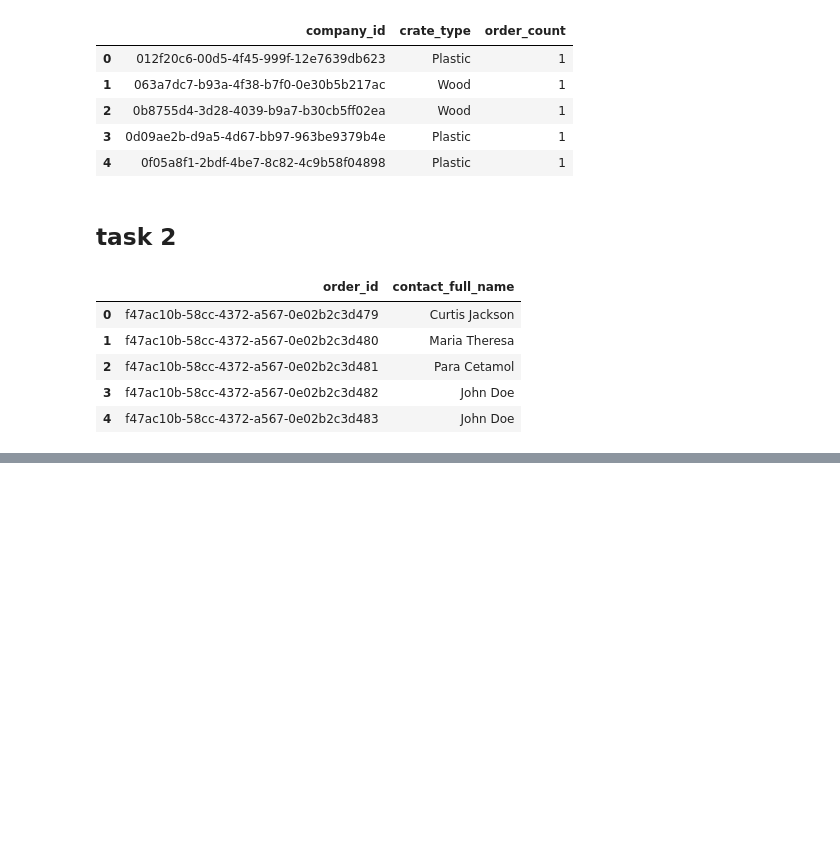
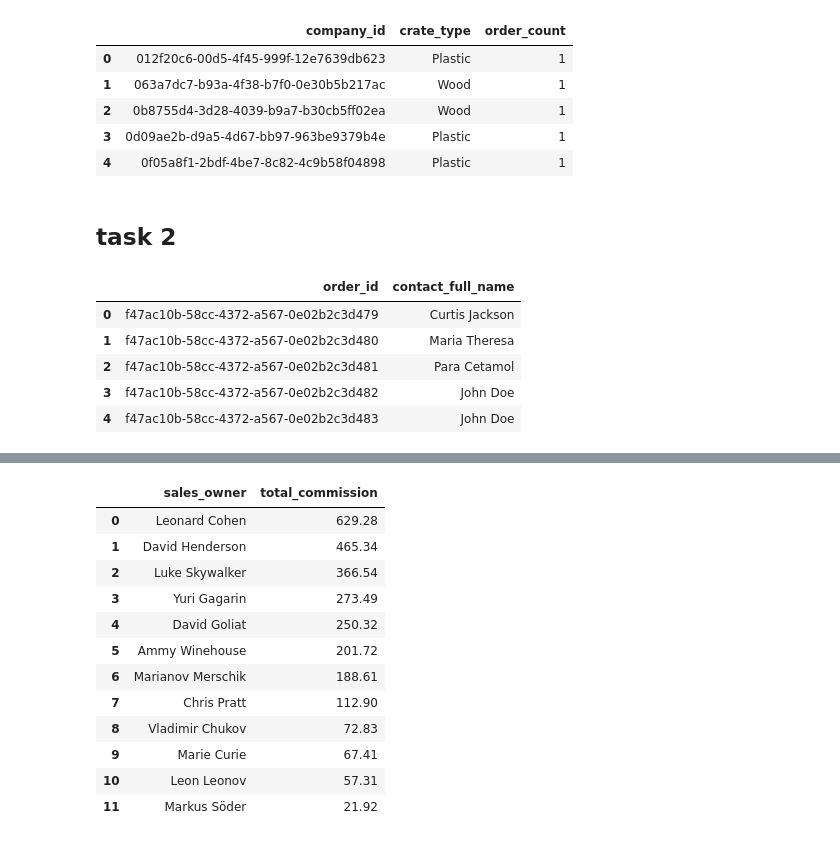
Before and after one commit to Pevicsanch/data-engineering-test, a Jupyter notebook: notebooks/exercise_1.ipynb, the cells around one changed output, grey strips where cells are left out. Drawn from its saved outputs; the diff is of its cells as text; code cells hidden in the pictures; blank space fills up the shorter version.

```diff
--- a/notebooks/exercise_1.ipynb
+++ b/notebooks/exercise_1.ipynb
@@ -160,0 +499,74 @@ contact_fullname_df.head()
+# %%
+import pandas as pd
+import json
+
+# Cargar el archivo JSON de facturación
+with open('../data/invoicing_data.json', 'r') as f:
+    invoicing_data = json.load(f)["data"]["invoices"]
+
+# Convertir datos de facturación a DataFrame y calcular el valor neto en euros
+invoicing_df = pd.DataFrame(invoicing_data)
+invoicing_df['grossValue'] = pd.to_numeric(invoicing_df['grossValue'])
+invoicing_df['vat'] = pd.to_numeric(invoicing_df['vat'])
+invoicing_df['net_invoiced_value_euros'] = invoicing_df['grossValue'] * (1 - invoicing_df['vat'] / 100) / 100
+
+# Cargar el archivo CSV de órdenes
+orders_df = pd.read_csv('../data/orders.csv', delimiter=';')
+
+# Convertir `salesowners` a listas de nombres
+orders_df['salesowners'] = orders_df['salesowners'].apply(lambda x: x.split(', ') if isinstance(x, str) else [])
+
+# Unir los DataFrames por `order_id` y `orderId`
+merged_df = orders_df.merge(
+    invoicing_df[['orderId', 'net_invoiced_value_euros']],
+    left_on='order_id',
+    right_on='orderId',
+    how='left'
+)
+
+# Definir las tasas de comisión para cada posición de propietario
+commission_rates = {
+    "main_owner": 0.06,
+    "co_owner_1": 0.025,
+    "co_owner_2": 0.0095
+}
+
+# Inicializar un diccionario para acumular comisiones por cada propietario
+commission_dict = {}
+
+# Calcular las comisiones para cada orden
+for _, row in merged_df.iterrows():
+    salesowners = row['salesowners']
+    net_value = row['net_invoiced_value_euros']
+
+    # Comprobar que el valor neto no sea NaN
+    if pd.notna(net_value):
+        # Comisiones para el propietario principal
+        if len(salesowners) > 0:
+            main_owner = salesowners[0]
+            main_commission = net_value * commission_rates["main_owner"]
+            commission_dict[main_owner] = commission_dict.get(main_owner, 0) + main_commission
+
+        # Comisiones para el co-propietario 1
+        if len(salesowners) > 1:
+            co_owner_1 = salesowners[1]
+            co_owner_1_commission = net_value * commission_rates["co_owner_1"]
+            commission_dict[co_owner_1] = commission_dict.get(co_owner_1, 0) + co_owner_1_commission
+
+        # Comisiones para el co-propietario 2
+        if len(salesowners) > 2:
+            co_owner_2 = salesowners[2]
+            co_owner_2_commission = net_value * commission_rates["co_owner_2"]
+            commission_dict[co_owner_2] = commission_dict.get(co_owner_2, 0) + co_owner_2_commission
+
+# Convertir el diccionario de comisiones a DataFrame y ordenar
+commission_df = pd.DataFrame(list(commission_dict.items()), columns=['sales_owner', 'total_commission'])
+commission_df = commission_df.sort_values(by='total_commission', ascending=False).reset_index(drop=True)
+
+# Redondear la columna de comisión total a dos decimales
+commission_df['total_commission'] = commission_df['total_commission'].round(2)
+
+# Mostrar el DataFrame resultante
+print("\nSales Owner Commissions:")
+display(commission_df)
+# %% [output]
@@ -160,0 +574,13 @@ contact_fullname_df.head()
+|  | sales_owner | total_commission |
+| 0 | Leonard Cohen | 629.28 |
+| 1 | David Henderson | 465.34 |
+| 2 | Luke Skywalker | 366.54 |
+| 3 | Yuri Gagarin | 273.49 |
+| 4 | David Goliat | 250.32 |
+| 5 | Ammy Winehouse | 201.72 |
+| 6 | Marianov Merschik | 188.61 |
+| 7 | Chris Pratt | 112.90 |
+| 8 | Vladimir Chukov | 72.83 |
+| 9 | Marie Curie | 67.41 |
+| 10 | Leon Leonov | 57.31 |
+| 11 | Markus Söder | 21.92 |
```
Also changed, not shown: parts of 17 cells of this notebook.
